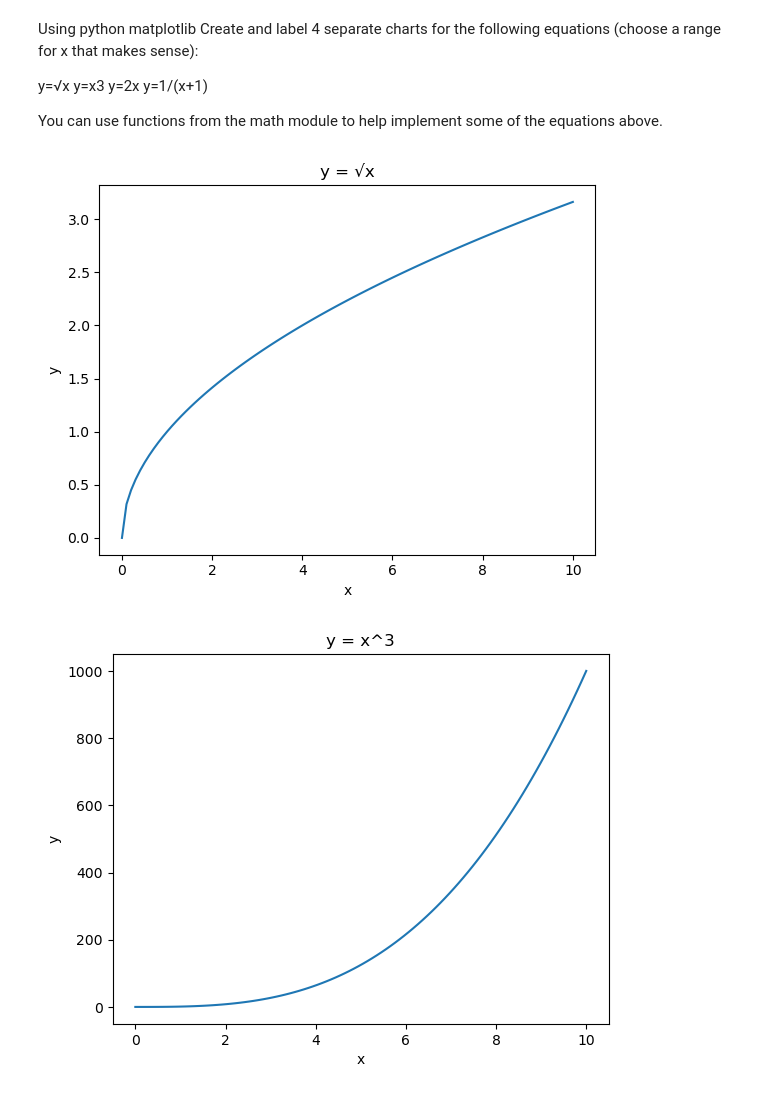
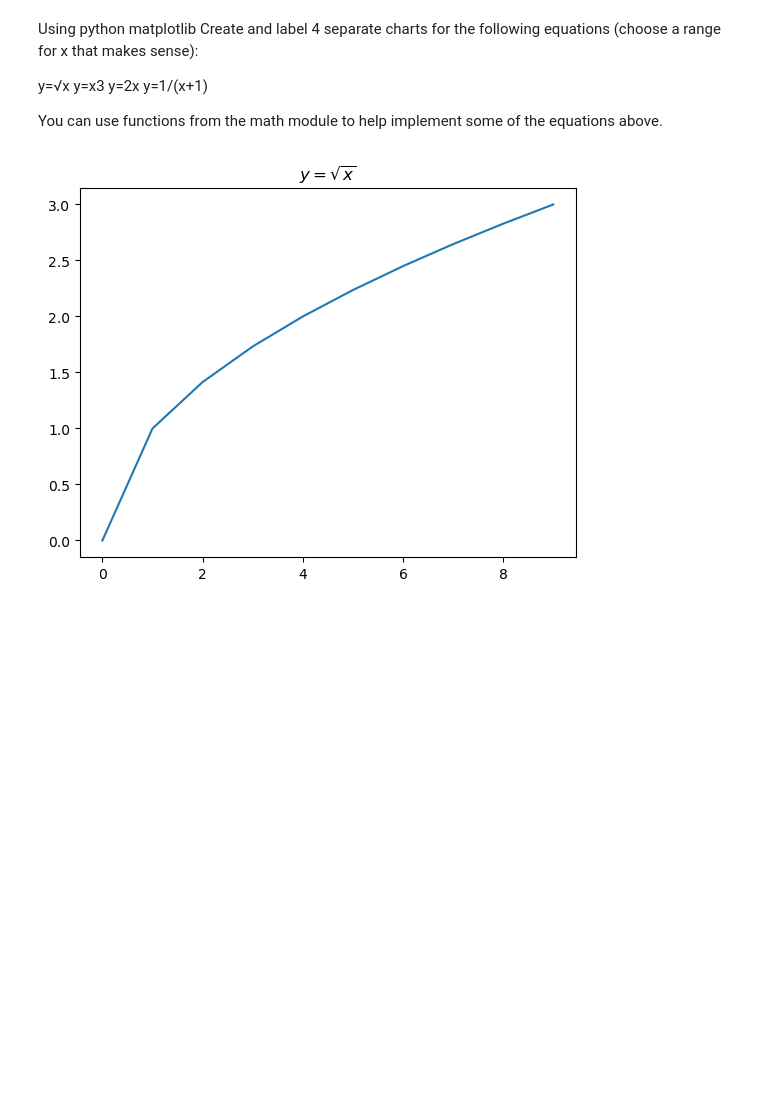
Before and after one commit to Brian-ONeil/numpy-pandas-visualization-exercises, a Jupyter notebook: matplotlib_exercises.ipynb, the cells around one changed output. Drawn from its saved outputs; the diff is of its cells as text; code cells hidden in the pictures; blank space fills up the shorter version.

```diff
--- a/matplotlib_exercises.ipynb
+++ b/matplotlib_exercises.ipynb
@@ -42,41 +43,11 @@ y=1/(x+1)
 
 You can use functions from the math module to help implement some of the equations above.
 # %%
-# Range for x
-x = np.linspace(0, 10, 100)
+x1 = np.array(range(10))
+y1 = x1**.5
 
-# y = √x
-y1 = np.sqrt(x)
-plt.plot(x, y1)
-plt.xlabel('x')
-plt.ylabel('y')
-plt.title('y = √x')
-
-# y = x^3
-y2 = x**3
-plt.figure()
-plt.plot(x, y2)
-plt.xlabel('x')
-plt.ylabel('y')
-plt.title('y = x^3')
-
-# y = 2x
-y3 = 2*x
-plt.figure()
-plt.plot(x, y3)
-plt.xlabel('x')
-plt.ylabel('y')
-plt.title('y = 2x')
-
-# y = 1/(x+1)
-y4 = 1/(x+1)
-plt.figure()
-plt.plot(x, y4)
-plt.xlabel('x')
-plt.ylabel('y')
-plt.title('y = 1/(x+1)')
-
+plt.plot(x1,y1)
+plt.title('$y = \sqrt{x}$')
 plt.show()
 # %% [output]
-[figure, old version]
+[figure, new version]
-[figure, removed]
```
Also changed, not shown: parts of 14 cells of this notebook, 5 other files.
